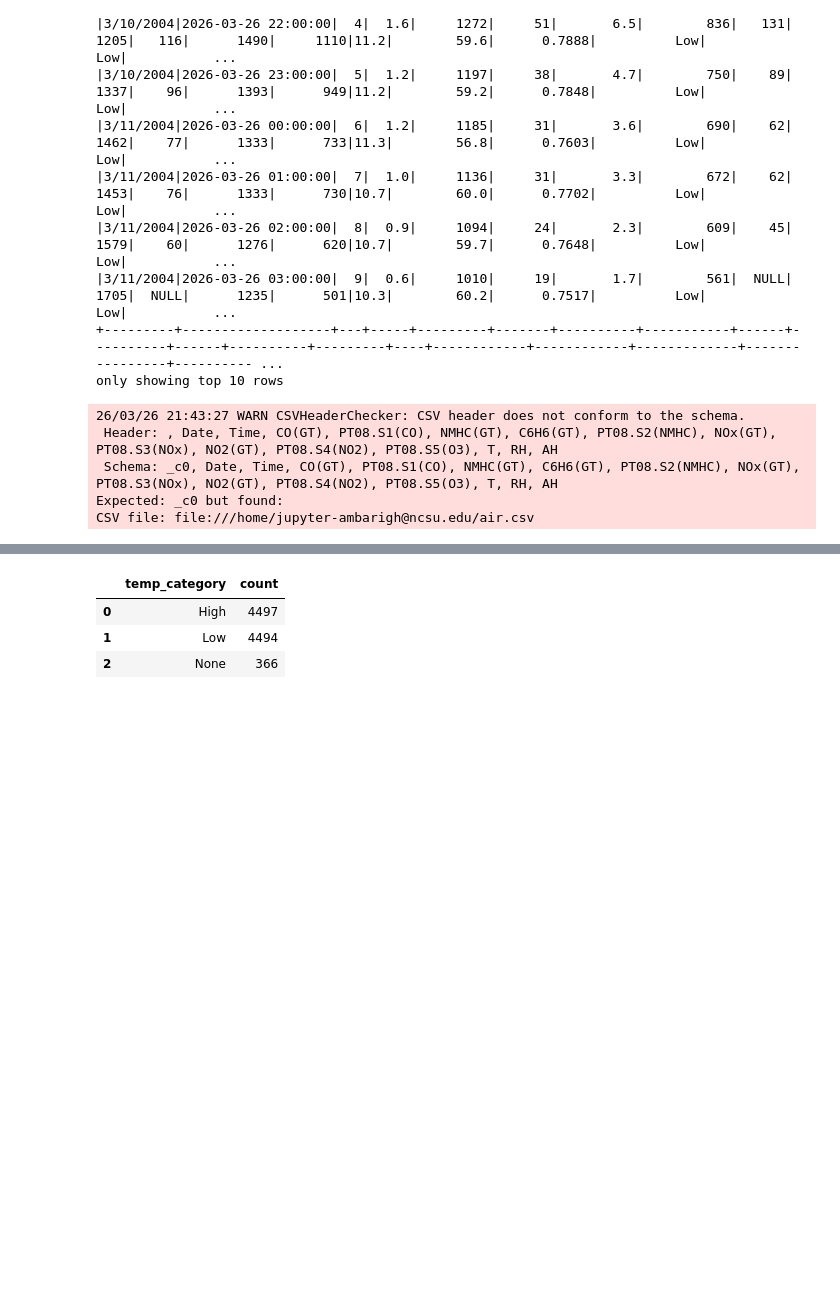
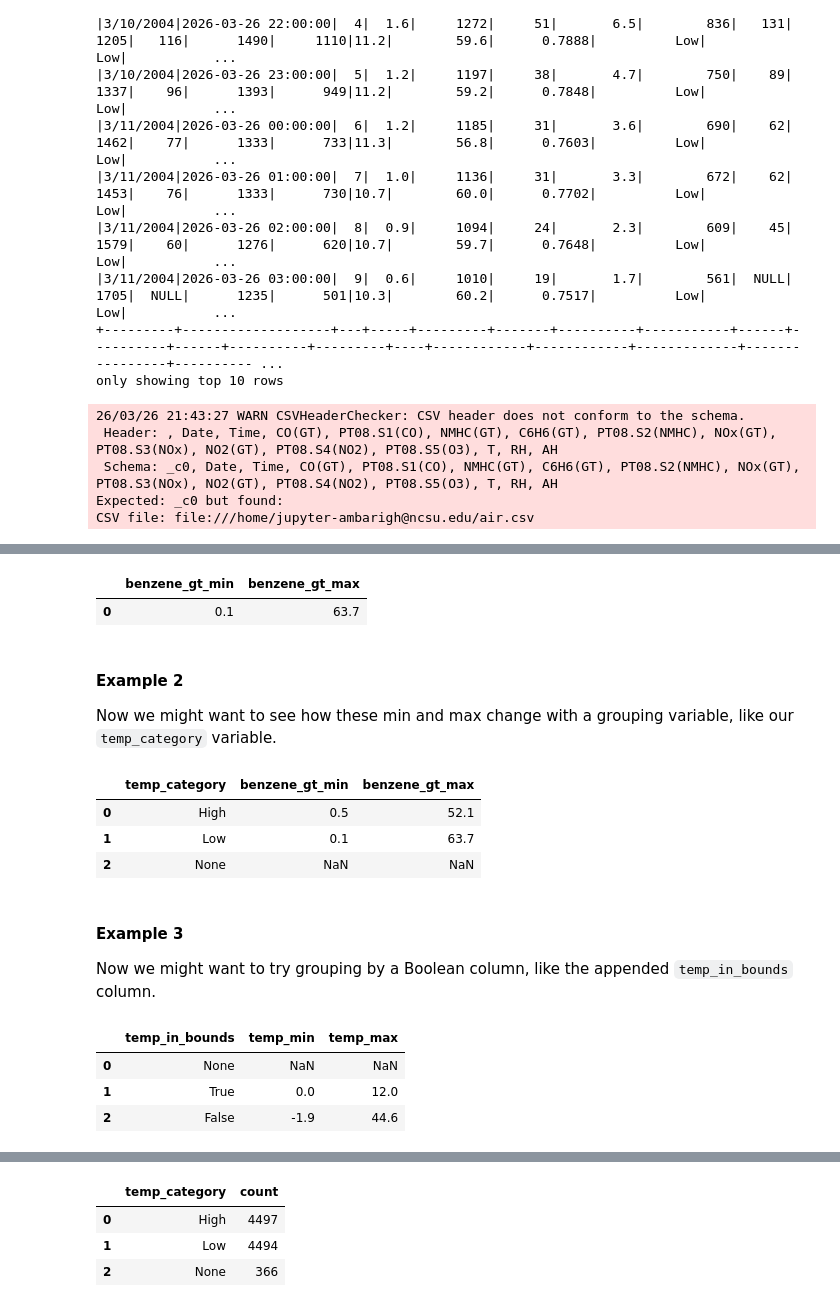
Before and after one commit to Ambaright/ST554-Project-2, a Jupyter notebook: ST554 Project.ipynb, the cells around one changed output, grey strips where cells are left out. Saved outputs shown, nothing was run; the diff lists cells and outputs as text; code cells hidden in the pictures; blank space fills up the shorter version.

```diff
--- a/ST554 Project.ipynb
+++ b/ST554 Project.ipynb
@@ -410,0 +458,27 @@ Since we just created a new binary variable for temperature, we might want to do
+# %%
+air_quality.report_min_max("benzene_gt")
+# %% [output]
+|  | benzene_gt_min | benzene_gt_max |
+| 0 | 0.1 | 63.7 |
+# %% [markdown]
+#### Example 2
+
+Now we might want to see how these min and max change with a grouping variable, like our `temp_category` variable.
+# %%
+air_quality.report_min_max("benzene_gt", "temp_category")
+# %% [output]
+|  | temp_category | benzene_gt_min | benzene_gt_max |
+| 0 | High | 0.5 | 52.1 |
+| 1 | Low | 0.1 | 63.7 |
+| 2 | None | NaN | NaN |
+# %% [markdown]
+#### Example 3
+
+Now we might want to try grouping by a Boolean column, like the appended `temp_in_bounds` column.
+# %%
+air_quality.report_min_max("temp", "temp_in_bounds")
+# %% [output]
+|  | temp_in_bounds | temp_min | temp_max |
+| 0 | None | NaN | NaN |
+| 1 | True | 0.0 | 12.0 |
+| 2 | False | -1.9 | 44.6 |
```
Also changed, not shown: parts of 15 cells of this notebook.
